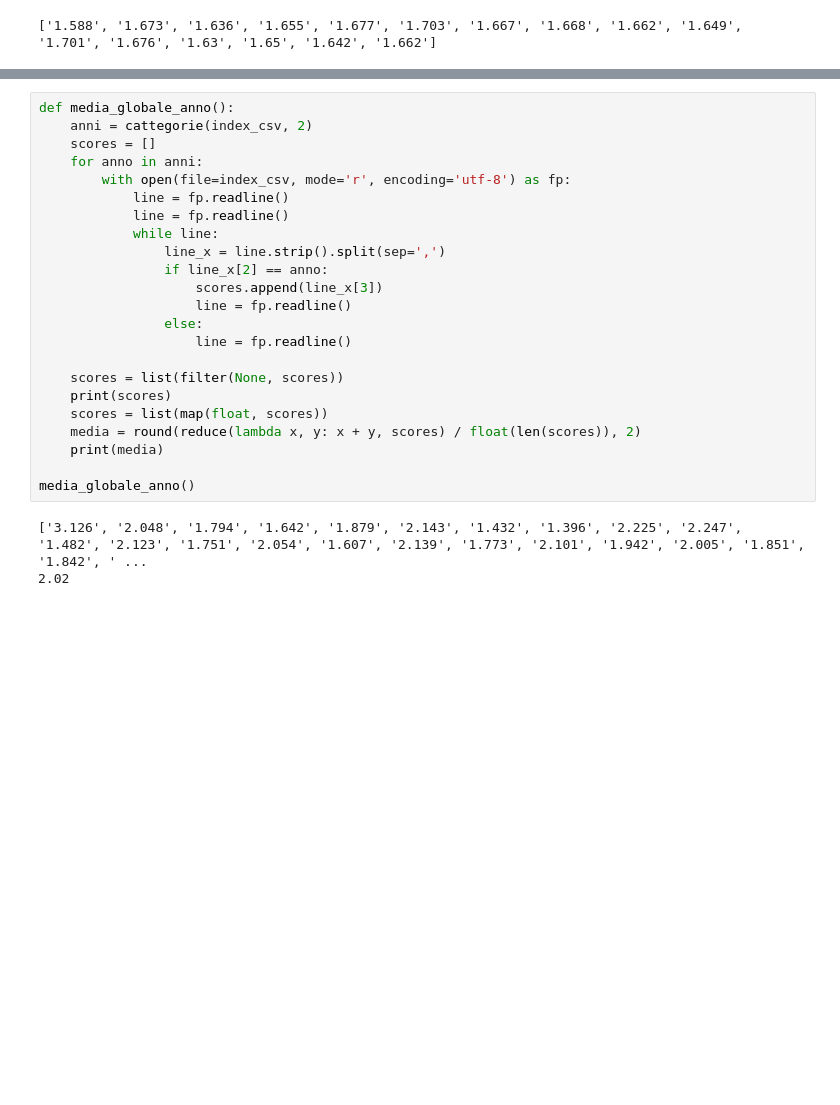
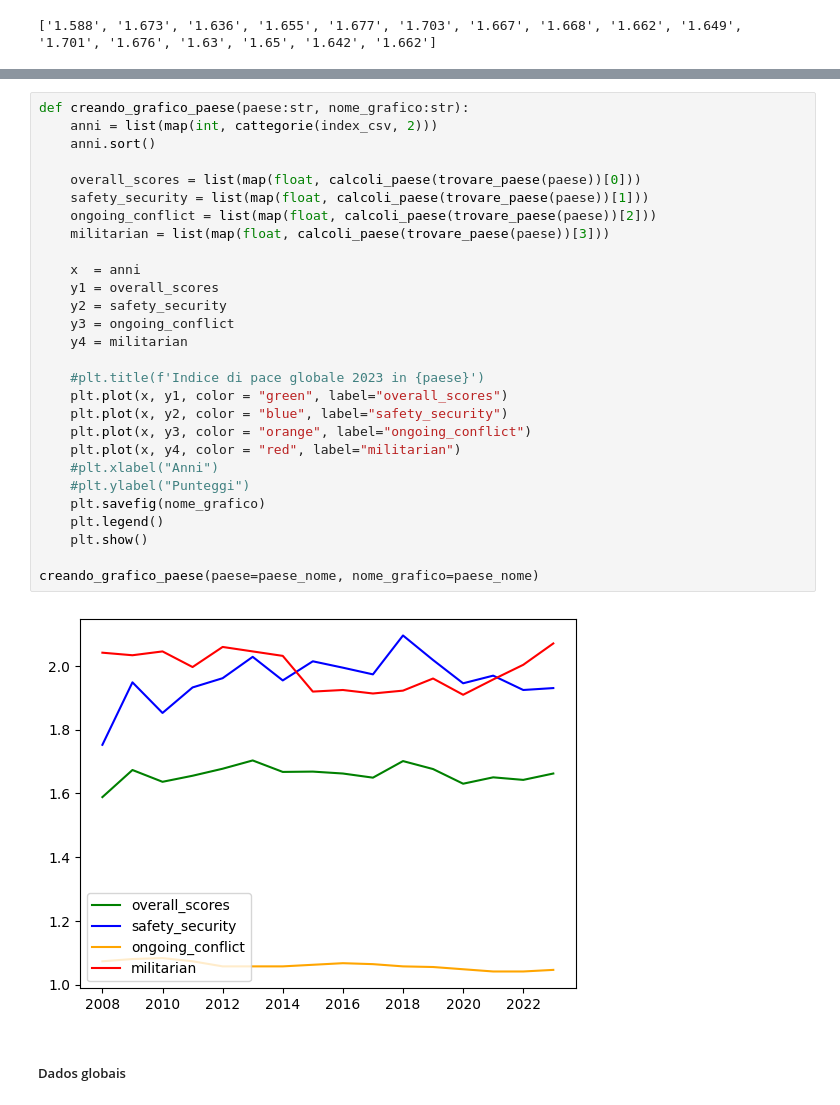
Before and after one commit to enzoschitini/repository, a Jupyter notebook: Progetti/GitHub/Brescia/brescia.ipynb, the cells around one changed output, grey strips where cells are left out. Drawn from its saved outputs; the diff is of its cells as text; blank space fills up the shorter version.

```diff
--- a/Progetti/GitHub/Brescia/brescia.ipynb
+++ b/Progetti/GitHub/Brescia/brescia.ipynb
@@ -323,26 +295,32 @@ smistando(data)
-# %%
-def media_globale_anno():
-    anni = cattegorie(index_csv, 2)
-    scores = []
-    for anno in anni:
-        with open(file=index_csv, mode='r', encoding='utf-8') as fp:
-            line = fp.readline()
-            line = fp.readline()
-            while line:
-                line_x = line.strip().split(sep=',')
-                if line_x[2] == anno:
-                    scores.append(line_x[3])
-                    line = fp.readline()
-                else:
-                    line = fp.readline()
-
-    scores = list(filter(None, scores))
-    print(scores)
-    scores = list(map(float, scores))
-    media = round(reduce(lambda x, y: x + y, scores) / float(len(scores)), 2)
-    print(media)
-
-media_globale_anno()
-# %% [output]
-['3.126', '2.048', '1.794', '1.642', '1.879', '2.143', '1.432', '1.396', '2.225', '2.247', '1.482', '2.123', '1.751', '2.054', '1.607', '2.139', '1.773', '2.101', '1.942', '2.005', '1.851', '1.842', ' ...
-2.02
+# %%
+def creando_grafico_paese(paese:str, nome_grafico:str):
+    anni = list(map(int, cattegorie(index_csv, 2)))
+    anni.sort()
+
+    overall_scores = list(map(float, calcoli_paese(trovare_paese(paese))[0]))
+    safety_security = list(map(float, calcoli_paese(trovare_paese(paese))[1]))
+    ongoing_conflict = list(map(float, calcoli_paese(trovare_paese(paese))[2]))
+    militarian = list(map(float, calcoli_paese(trovare_paese(paese))[3]))
+
+    x  = anni
+    y1 = overall_scores
+    y2 = safety_security
+    y3 = ongoing_conflict
+    y4 = militarian
+
+    #plt.title(f'Indice di pace globale 2023 in {paese}')
+    plt.plot(x, y1, color = "green", label="overall_scores")
+    plt.plot(x, y2, color = "blue", label="safety_security")
+    plt.plot(x, y3, color = "orange", label="ongoing_conflict")
+    plt.plot(x, y4, color = "red", label="militarian")
+    #plt.xlabel("Anni")
+    #plt.ylabel("Punteggi")
+    plt.savefig(nome_grafico)
+    plt.legend()
+    plt.show()
+
+creando_grafico_paese(paese=paese_nome, nome_grafico=paese_nome)
+# %% [output]
+[figure, added]
+# %% [markdown]
+##### Dados globais
```
Also changed, not shown: parts of 36 cells of this notebook, 19 other files.
